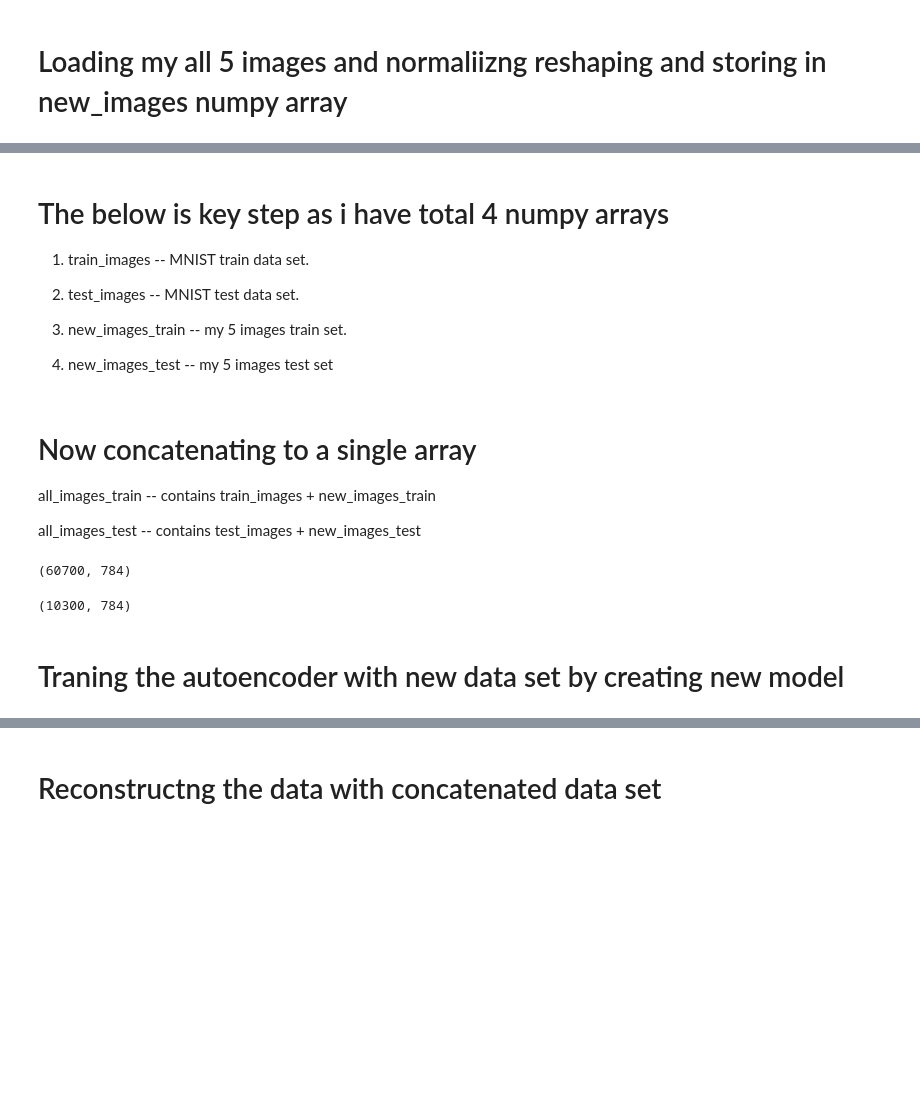
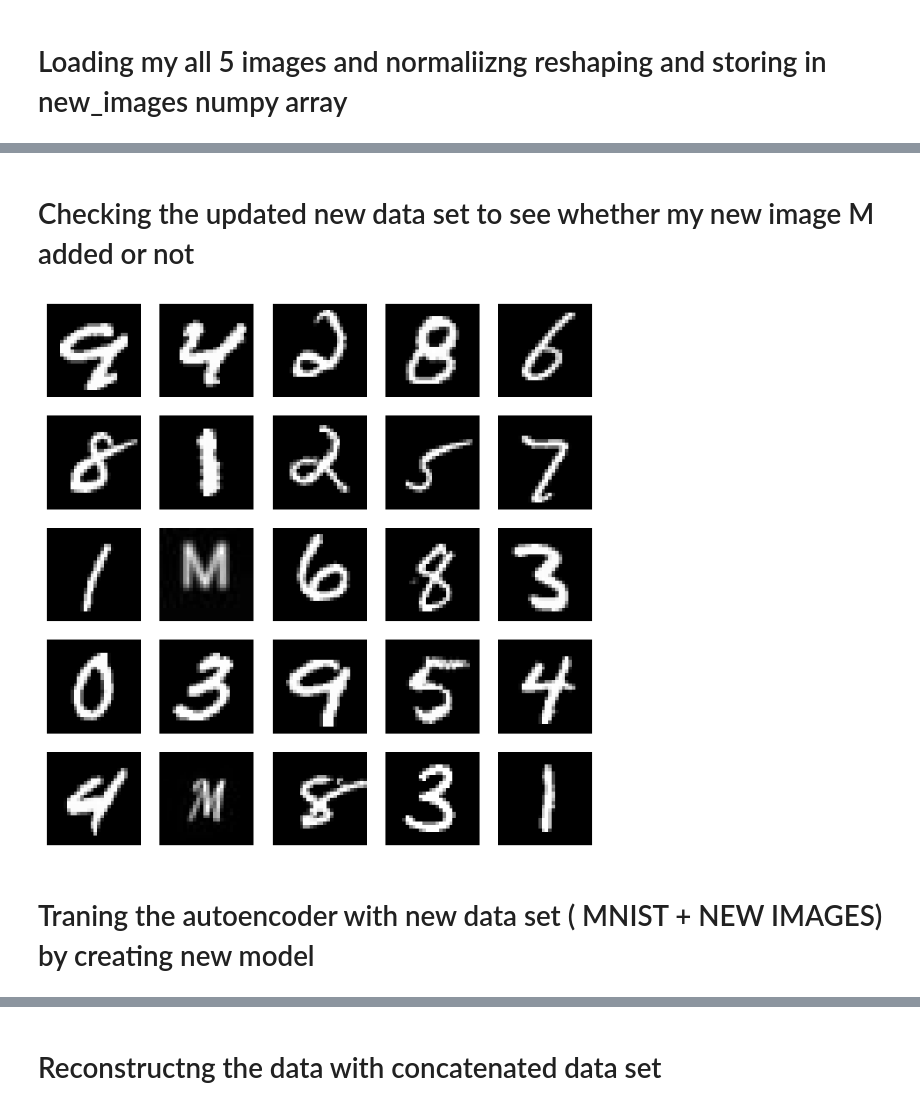
Before and after one commit to Anjali-16/Data-Science-programming-work, a Jupyter notebook: week 11 Auto encoders/New_week11_autoencoders.ipynb, the cells around one changed output, grey strips where cells are left out. Drawn from its saved outputs; the diff is of its cells as text; code cells hidden in the pictures; blank space fills up the shorter version.

```diff
--- a/week 11 Auto encoders/New_week11_autoencoders.ipynb
+++ b/week 11 Auto encoders/New_week11_autoencoders.ipynb
@@ -285,4 +291 @@ new_images = np.repeat(new_images, 200, axis=0)
-# %%
-shuffle_idx = np.random.permutation(len(new_images))
-new_images = new_images[shuffle_idx]
 # %% [markdown]
@@ -309,0 +295,2 @@ new_images_test.shape
+# %%
+test_images=np.vstack((test_images,new_images))
@@ -318,35 +321,22 @@ test_images.shape
-# %% [markdown]
-# The below is key step as i have total 4 numpy arrays
-
-1. train_images --   MNIST train data set.
-
-2. test_images  --    MNIST test data set.
-
-3. new_images_train  --  my 5 images train set.
-
-4. new_images_test   --  my 5 images test set
-# %% [markdown]
-# Now concatenating to a single array
-
-all_images_train -- contains train_images + new_images_train
-
-all_images_test  -- contains test_images  + new_images_test
-# %%
-all_images_train = np.concatenate((train_images, new_images_train), axis=0)
-
-# Verify the shape of the new array
-print(all_images_train.shape)
-# %% [output]
-(60700, 784)
-# %%
-all_images_test = np.concatenate((test_images, new_images_test), axis=0)
-
-# Verify the shape of the new array
-print(all_images_test.shape)
-# %% [output]
-(10300, 784)
+# %% [markdown]
+# Checking the updated new data set to see whether my new image M added or not
+# %%
+import matplotlib.pyplot as plt
+
+# Reshape the images to 28x28 pixels
+test_images= test_images.reshape(-1, 28, 28)
+
+# Plot the first 25 images in x_test
+fig, axs = plt.subplots(5, 5, figsize=(8, 8))
+for i in range(5):
+    for j in range(5):
+        axs[i, j].imshow(test_images[i*5+j], cmap='gray')
+        axs[i, j].axis('off')
+plt.show()
+# %% [output]
+[figure, added]
 # %% [markdown]
-# Traning the autoencoder with new data set by creating new model
+# Traning the autoencoder with new data set ( MNIST + NEW IMAGES)  by creating new model
 # %%
 from tensorflow import keras
 updated_model = keras.models.load_model('/content/drive/MyDrive/Autoencoders/initially_trained_autoencoder.h5')
```
Also changed, not shown: parts of 37 cells of this notebook, 2 other files.
